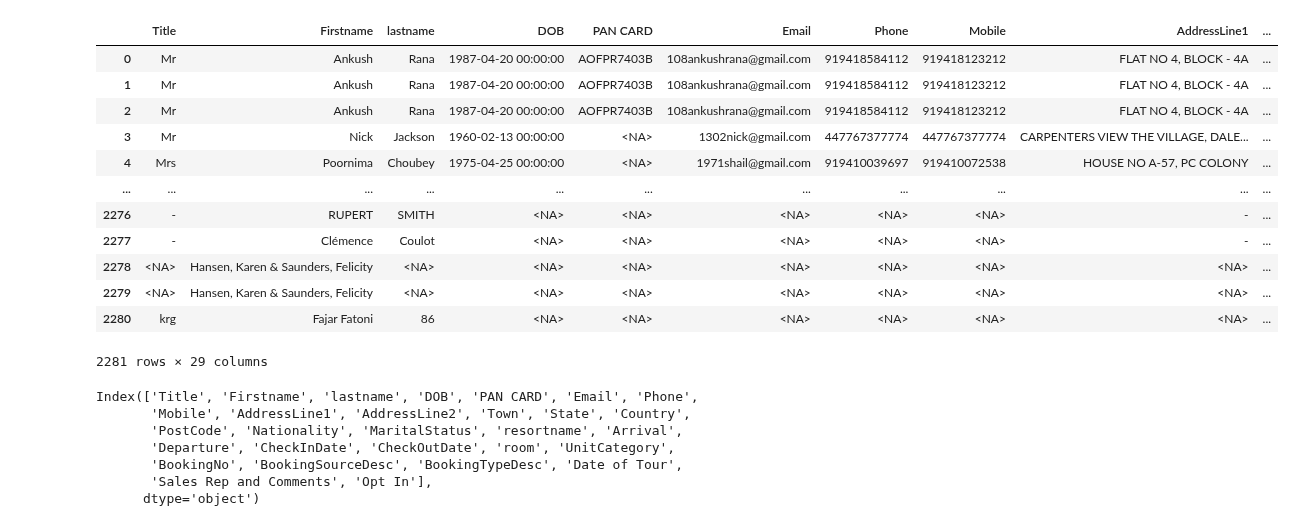
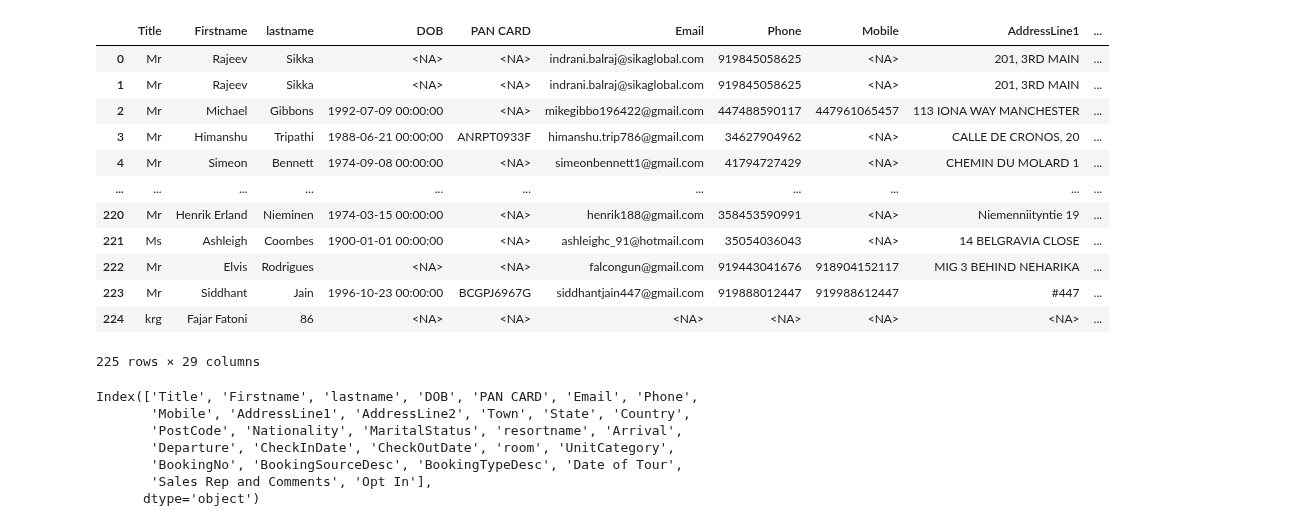
Before and after one commit to fajarfat1195/python.github.io, a Jupyter notebook: past_guest_toni_app/viewpoint_pg_clean_1.ipynb, the cells around one changed output. Drawn from its saved outputs; the diff is of its cells as text; code cells hidden in the pictures.

```diff
--- a/past_guest_toni_app/viewpoint_pg_clean_1.ipynb
+++ b/past_guest_toni_app/viewpoint_pg_clean_1.ipynb
@@ -14,22 +17,23 @@ import main_module as m
 # %%
-path = r'C:\Users\fajar.fatoni\Documents\Python\Data\Past Guest Data\View Point\2025\Jun\8 Jun - 16 Jun\CheckOutReport 8 Jun - 16 Jun.xlsx'
+# path = r'C:\Users\fajar.fatoni\Documents\Python\Data\Past Guest Data\View Point\2025\Jun\8 Jun - 16 Jun\CheckOutReport 8 Jun - 16 Jun.xlsx'
+path = r'C:\Users\fajar.fatoni\Documents\Python\Data\CheckOutReport_1.xlsx'
 df_viewpoint = pd.read_excel(path, dtype='string', sheet_name='Sheet1')
 count_data_awal = df_viewpoint.shape[0]
 df_viewpoint
 # %% [output]
 |  | Title | Firstname | lastname | DOB | PAN CARD | Email | Phone | Mobile | AddressLine1 | ... |
-| 0 | Mr | Ankush | Rana | 1987-04-20 00:00:00 | AOFPR7403B | 108ankushrana@gmail.com | 919418584112 | 919418123212 | FLAT NO 4, BLOCK - 4A | ... |
-| 1 | Mr | Ankush | Rana | 1987-04-20 00:00:00 | AOFPR7403B | 108ankushrana@gmail.com | 919418584112 | 919418123212 | FLAT NO 4, BLOCK - 4A | ... |
-| 2 | Mr | Ankush | Rana | 1987-04-20 00:00:00 | AOFPR7403B | 108ankushrana@gmail.com | 919418584112 | 919418123212 | FLAT NO 4, BLOCK - 4A | ... |
-| 3 | Mr | Nick | Jackson | 1960-02-13 00:00:00 | <NA> | 1302nick@gmail.com | 447767377774 | 447767377774 | CARPENTERS VIEW THE VILLAGE, DALE... | ... |
-| 4 | Mrs | Poornima | Choubey | 1975-04-25 00:00:00 | <NA> | 1971shail@gmail.com | 919410039697 | 919410072538 | HOUSE NO A-57, PC COLONY | ... |
+| 0 | Mr | Rajeev | Sikka | <NA> | <NA> | indrani.balraj@sikaglobal.com | 919845058625 | <NA> | 201, 3RD MAIN | ... |
+| 1 | Mr | Rajeev | Sikka | <NA> | <NA> | indrani.balraj@sikaglobal.com | 919845058625 | <NA> | 201, 3RD MAIN | ... |
+| 2 | Mr | Michael | Gibbons | 1992-07-09 00:00:00 | <NA> | mikegibbo196422@gmail.com | 447488590117 | 447961065457 | 113 IONA WAY MANCHESTER | ... |
+| 3 | Mr | Himanshu | Tripathi | 1988-06-21 00:00:00 | ANRPT0933F | himanshu.trip786@gmail.com | 34627904962 | <NA> | CALLE DE CRONOS, 20 | ... |
+| 4 | Mr | Simeon | Bennett | 1974-09-08 00:00:00 | <NA> | simeonbennett1@gmail.com | 41794727429 | <NA> | CHEMIN DU MOLARD 1 | ... |
 | ... | ... | ... | ... | ... | ... | ... | ... | ... | ... | ... |
-| 2276 | - | RUPERT | SMITH | <NA> | <NA> | <NA> | <NA> | <NA> | - | ... |
-| 2277 | - | Clémence | Coulot | <NA> | <NA> | <NA> | <NA> | <NA> | - | ... |
-| 2278 | <NA> | Hansen, Karen & Saunders, Felicity | <NA> | <NA> | <NA> | <NA> | <NA> | <NA> | <NA> | ... |
-| 2279 | <NA> | Hansen, Karen & Saunders, Felicity | <NA> | <NA> | <NA> | <NA> | <NA> | <NA> | <NA> | ... |
-| 2280 | krg | Fajar Fatoni | 86 | <NA> | <NA> | <NA> | <NA> | <NA> | <NA> | ... |
+| 220 | Mr | Henrik Erland | Nieminen | 1974-03-15 00:00:00 | <NA> | henrik188@gmail.com | 358453590991 | <NA> | Niemenniityntie 19 | ... |
+| 221 | Ms | Ashleigh | Coombes | 1900-01-01 00:00:00 | <NA> | ashleighc_91@hotmail.com | 35054036043 | <NA> | 14 BELGRAVIA CLOSE | ... |
+| 222 | Mr | Elvis | Rodrigues | <NA> | <NA> | falcongun@gmail.com | 919443041676 | 918904152117 | MIG 3 BEHIND NEHARIKA | ... |
+| 223 | Mr | Siddhant | Jain | 1996-10-23 00:00:00 | BCGPJ6967G | siddhantjain447@gmail.com | 919888012447 | 919988612447 | #447 | ... |
+| 224 | krg | Fajar Fatoni | 86 | <NA> | <NA> | <NA> | <NA> | <NA> | <NA> | ... |
-2281 rows × 29 columns
+225 rows × 29 columns
 # %%
 df_viewpoint.columns
 # %% [output]
```
Also changed, not shown: parts of 7 cells of this notebook, 16 other files.
